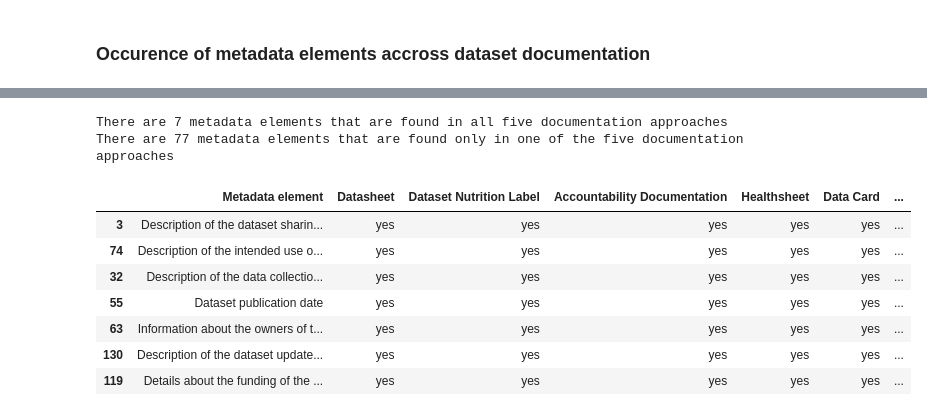
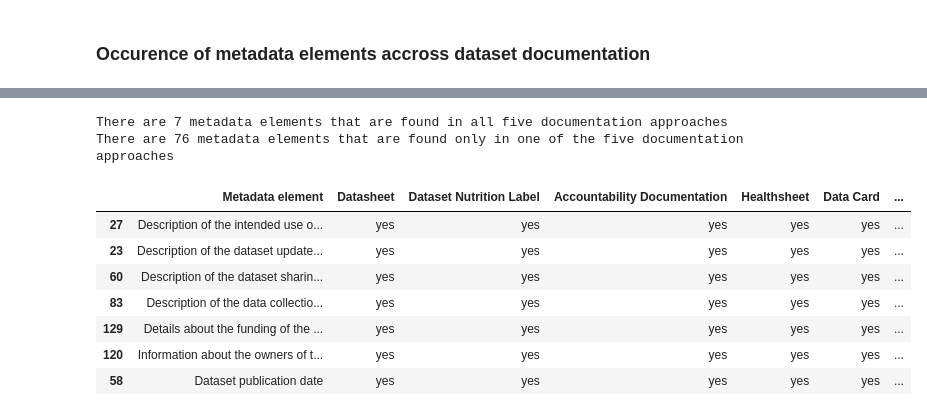
Before and after one commit to AI-READI/dataset-documentation-paper-code, a Jupyter notebook: comparison.ipynb, the cells around one changed output, grey strips where cells are left out. Cells and saved outputs as stored; diff of their text form; code cells hidden in the pictures.

```diff
--- a/comparison.ipynb
+++ b/comparison.ipynb
@@ -49,10 +49,11 @@ patterns = ["/", "\\", "-", "+", "x", "o", "O", ".", "*", "|"]
 ## Load data
 # %%
 dfs = pd.read_excel(
-    "inputs/dataset/primary/metadata-elements-comparison.xlsx", sheet_name=None
+    "inputs/dataset/primary/metadata-elements.xlsx", sheet_name=None
 )
 df_list = dfs["List"]
 del dfs["List"]
+del dfs["codebook"]
 display(dfs["Datasheet"])
 display(df_list)
 # %% [output]
@@ -97,7 +98,7 @@ metadata_elements_list = [
 ]  # remove spaces ends of string
 metadata_elements_list = list(set(metadata_elements_list))  # keep only unique entries
 
-critical_df_list = df_list[df_list["Critical for clinical research datasets"] == "yes"]
+critical_df_list = df_list[df_list["isCritical"] == "yes"]
 critical_metadata_elements_list = list(critical_df_list["Metadata element"])
 df = pd.DataFrame(metadata_elements_list, columns=["Metadata element"])
 # df.to_excel("outputs/metadata_elements_list.xlsx", index=False)
@@ -363,28 +364,28 @@ fig.savefig("outputs/metadata_elements_view.png", dpi=200)
 # %%
 df_common = df_element_count[df_element_count["Count"] == 5]
 df_unique = df_element_count[df_element_count["Count"] == 1]
 print(
     "There are",
     len(df_common),
     "metadata elements that are found in all five documentation approaches",
 )
 print(
     "There are",
     len(df_unique),
-    "metadata elements that are found only in one of the five documentation approaches",
+    "metadata elements that are found exclusively in one of the five documentation approaches",
 )
 display(df_common)
 # %% [output]
 There are 7 metadata elements that are found in all five documentation approaches
-There are 77 metadata elements that are found only in one of the five documentation approaches
+There are 76 metadata elements that are found only in one of the five documentation approaches
 |  | Metadata element | Datasheet | Dataset Nutrition Label | Accountability Documentation | Healthsheet | Data Card | ... |
-| 3 | Description of the dataset sharin... | yes | yes | yes | yes | yes | ... |
-| 74 | Description of the intended use o... | yes | yes | yes | yes | yes | ... |
-| 32 | Description of the data collectio... | yes | yes | yes | yes | yes | ... |
-| 55 | Dataset publication date | yes | yes | yes | yes | yes | ... |
-| 63 | Information about the owners of t... | yes | yes | yes | yes | yes | ... |
-| 130 | Description of the dataset update... | yes | yes | yes | yes | yes | ... |
-| 119 | Details about the funding of the ... | yes | yes | yes | yes | yes | ... |
+| 27 | Description of the intended use o... | yes | yes | yes | yes | yes | ... |
+| 23 | Description of the dataset update... | yes | yes | yes | yes | yes | ... |
+| 60 | Description of the dataset sharin... | yes | yes | yes | yes | yes | ... |
+| 83 | Description of the data collectio... | yes | yes | yes | yes | yes | ... |
+| 129 | Details about the funding of the ... | yes | yes | yes | yes | yes | ... |
+| 120 | Information about the owners of t... | yes | yes | yes | yes | yes | ... |
+| 58 | Dataset publication date | yes | yes | yes | yes | yes | ... |
 # %%
 # Least common
 for dataset_documentation in dfs.keys():
```
Also changed, not shown: parts of 8 cells of this notebook, 12 other files.
